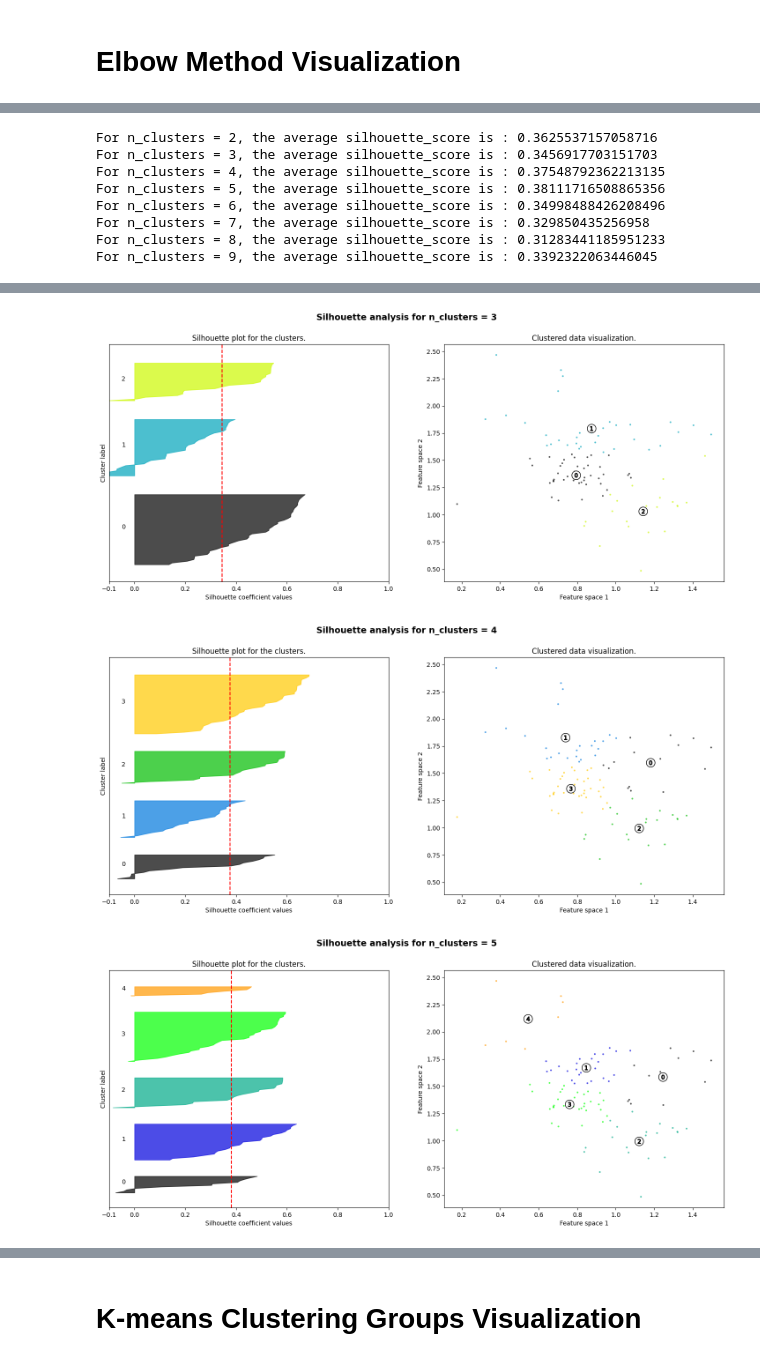
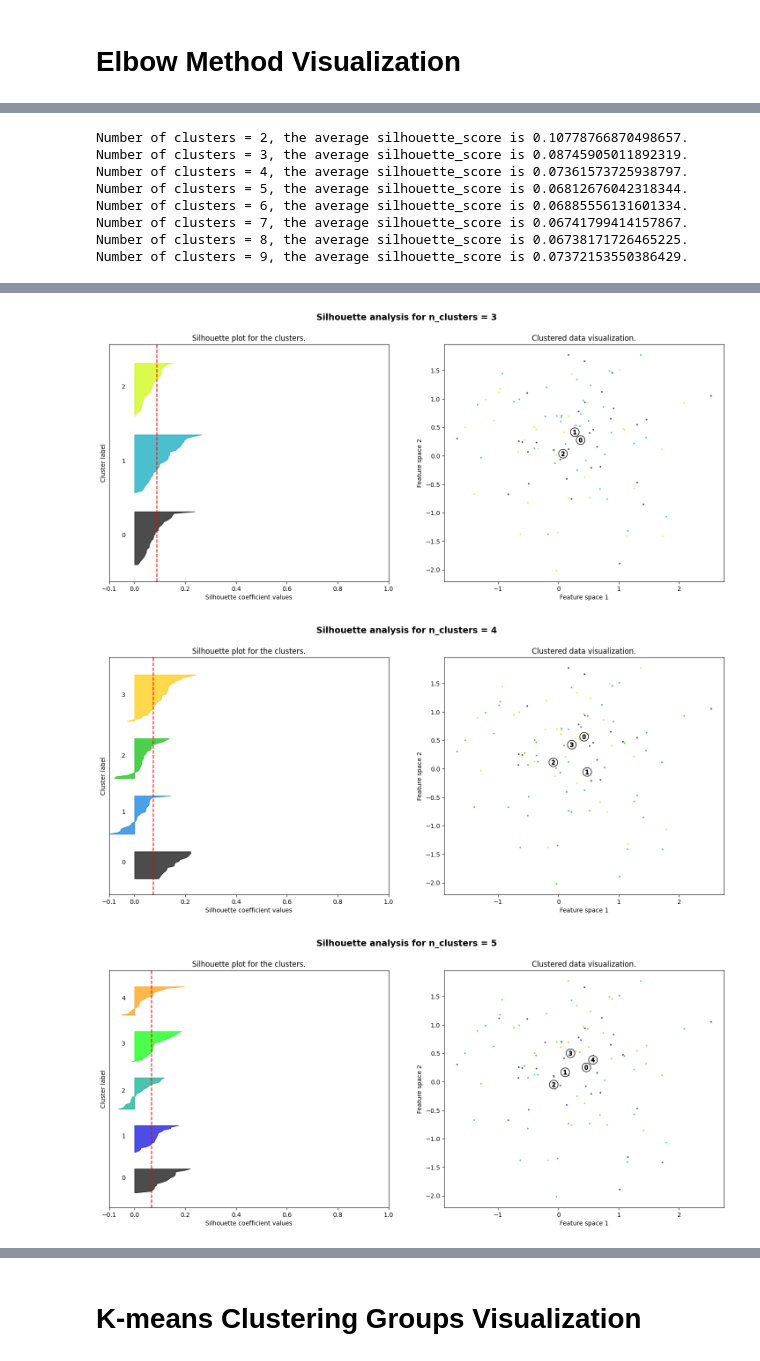
Before and after one commit to ElleyFolks/WGU-Capstone, a Jupyter notebook: task 2 code/WGU_Capstone.ipynb, the cells around one changed output, grey strips where cells are left out. Cells and saved outputs as stored; diff of their text form; code cells hidden in the pictures.

```diff
--- a/task 2 code/WGU_Capstone.ipynb
+++ b/task 2 code/WGU_Capstone.ipynb
@@ -21,7 +21,7 @@ import pandas as pd
 import numpy as np
 from tabulate import tabulate
 books_raw_df = pd.read_csv('data/Books.csv')
-book_reviews_raw_df = pd.read_csv('data/Ratings.csv')
+book_ratings_raw_df = pd.read_csv('data/Ratings.csv')
 books_users_raw_df = pd.read_csv('data/Users.csv')
 # %%
 # printing the shape of the dataframes
@@ -207,9 +233,9 @@ class PreProcessor(Dataset):
         return (self.x[idx], self.y[idx])
 # %%
 # setting up hyperparameters
-epochs = 200
+epochs = 250
 batch_size = 132
-n_factors = 2
+n_factors = 14
 book_feature_dim = 1
 
 # seeing if GPU is available
@@ -220,7 +246,7 @@ model = MatrixFactorization(num_total_users, num_total_books, n_factors, book_fe
 print(model)
 
 if cuda:
-    print("Can run on GPU")
+    print("Can utilize GPU")
     torch.cuda.empty_cache()
     model = model.cuda()
 
@@ -235,7 +261,7 @@ optimizer = torch.optim.Adam(model.parameters(), lr=1e-3)
 
 # setting up training data
 train_set = PreProcessor(sampled_books_df, sampled_ratings_df)
-print("\nSample Tensor:",train_set[0])
+print("\nTensor head:",train_set[0])
 train_loader = DataLoader(train_set, batch_size, shuffle=True)
 
 # recording starting embeddings
@@ -296,6 +322,6 @@ Epoch 199 - loss: 7.435838490440732
 # %%
 # converting factor weights tensor to numpy array
-trained_videogame_embeddings = model.item_factors.weight.data.cpu().numpy()
+trained_book_embeddings = model.item_factors.weight.data.cpu().numpy()
 # %% [markdown]
 # Matrix Factorization Heatmap Visualization
 # %%
@@ -329,16 +355,19 @@ plt.show()
 import matplotlib.pyplot as plt
 from sklearn.cluster import KMeans
 
-# Determine the optimal number of clusters using the elbow method
+# Determine the optimal number of clusters for K-means clustering
 sse = []
 for k in range(1, 21):
-    kmeans = KMeans(n_clusters=k, random_state=42).fit(trained_videogame_embeddings)
+    kmeans = KMeans(n_clusters=k, random_state=42).fit(trained_book_embeddings)
     sse.append(kmeans.inertia_)
 
+# Plot the number of clusters vs SSE
 plt.figure(figsize=(10, 6))
 plt.plot(range(1, 21), sse, marker='o')
 plt.xlabel('Number of clusters')
 plt.ylabel('SSE')
-plt.title('Elbow Method For Optimal k')
+plt.title('Elbow Method')
+
+# Display the plot
 plt.show()
 # %% [output]
@@ -348,21 +378,21 @@ plt.show()
 # %%
 from sklearn.metrics import silhouette_score, silhouette_samples
 
-# identify the optimal number of clusters and accuracy via the silhouette score
+# creating silhouette plots for different number of clusters
 for k in range(2, 10):
     fig, (ax1, ax2) = plt.subplots(1, 2)
     fig.set_size_inches(18, 7)
     ax1.set_xlim([-0.1, 1])
-    ax1.set_ylim([0, len(trained_videogame_embeddings) + (k + 1) * 10])
+    ax1.set_ylim([0, len(trained_book_embeddings) + (k + 1) * 10])
 
     clusterer = KMeans(n_clusters=k, random_state=42)
-    cluster_labels = clusterer.fit_predict(trained_videogame_embeddings)
+    cluster_labels = clusterer.fit_predict(trained_book_embeddings)
 
-    silhouette_average = silhouette_score(trained_videogame_embeddings, cluster_labels)
-    print(f"For n_clusters = {k}, the average silhouette_score is : {silhouette_average}")
+    silhouette_average = silhouette_score(trained_book_embeddings, cluster_labels)
+    print(f"Number of clusters = {k}, the average silhouette_score is {silhouette_average}.")
 
     # Compute the silhouette scores for each sample
-    sample_silhouette_values = silhouette_samples(trained_videogame_embeddings, cluster_labels)
+    sample_silhouette_values = silhouette_samples(trained_book_embeddings, cluster_labels)
     y_lower = 10
     for i in range(k):
         ith_cluster_silhouette_values = sample_silhouette_values[cluster_labels == i]
@@ -383,7 +413,7 @@ for k in range(2, 10):
     ax1.set_xticks([-0.1, 0, 0.2, 0.4, 0.6, 0.8, 1])
 
     colors = plt.cm.nipy_spectral(cluster_labels.astype(float) / k)
-    ax2.scatter(trained_videogame_embeddings[:, 0], trained_videogame_embeddings[:, 1], marker='.', s=30, lw=0, alpha=0.7, c=colors, edgecolor='k')
+    ax2.scatter(trained_book_embeddings[:, 0], trained_book_embeddings[:, 1], marker='.', s=30, lw=0, alpha=0.7, c=colors, edgecolor='k')
 
     centers = clusterer.cluster_centers_
     ax2.scatter(centers[:, 0], centers[:, 1], marker='o', c="white", alpha=1, s=200, edgecolor='k')
@@ -399,11 +429,11 @@ for k in range(2, 10):
 
 plt.show()
 # %% [output]
-For n_clusters = 2, the average silhouette_score is : 0.3625537157058716
-For n_clusters = 3, the average silhouette_score is : 0.3456917703151703
-For n_clusters = 4, the average silhouette_score is : 0.37548792362213135
-For n_clusters = 5, the average silhouette_score is : 0.38111716508865356
-For n_clusters = 6, the average silhouette_score is : 0.34998488426208496
-For n_clusters = 7, the average silhouette_score is : 0.329850435256958
-For n_clusters = 8, the average silhouette_score is : 0.31283441185951233
-For n_clusters = 9, the average silhouette_score is : 0.3392322063446045
+Number of clusters = 2, the average silhouette_score is 0.10778766870498657.
+Number of clusters = 3, the average silhouette_score is 0.08745905011892319.
+Number of clusters = 4, the average silhouette_score is 0.07361573725938797.
+Number of clusters = 5, the average silhouette_score is 0.06812676042318344.
+Number of clusters = 6, the average silhouette_score is 0.06885556131601334.
+Number of clusters = 7, the average silhouette_score is 0.06741799414157867.
+Number of clusters = 8, the average silhouette_score is 0.06738171726465225.
+Number of clusters = 9, the average silhouette_score is 0.07372153550386429.
@@ -411,3 +441,3 @@ For n_clusters = 9, the average silhouette_score is : 0.3392322063446045
-[figure, old version]
+[figure, new version]
-[figure, old version]
+[figure, new version]
-[figure, old version]
+[figure, new version]
```
Also changed, not shown: parts of 17 cells of this notebook, 1 other file.
